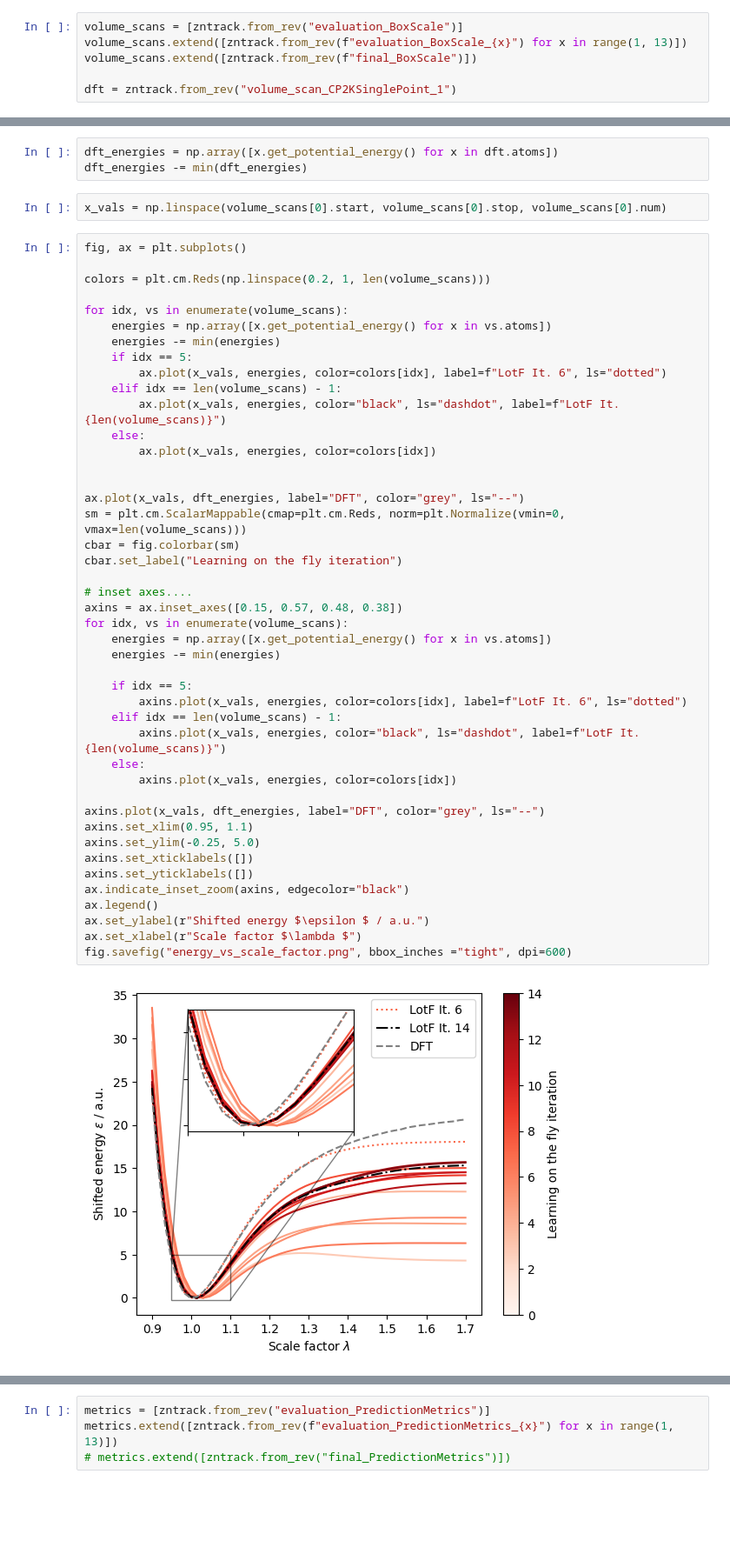
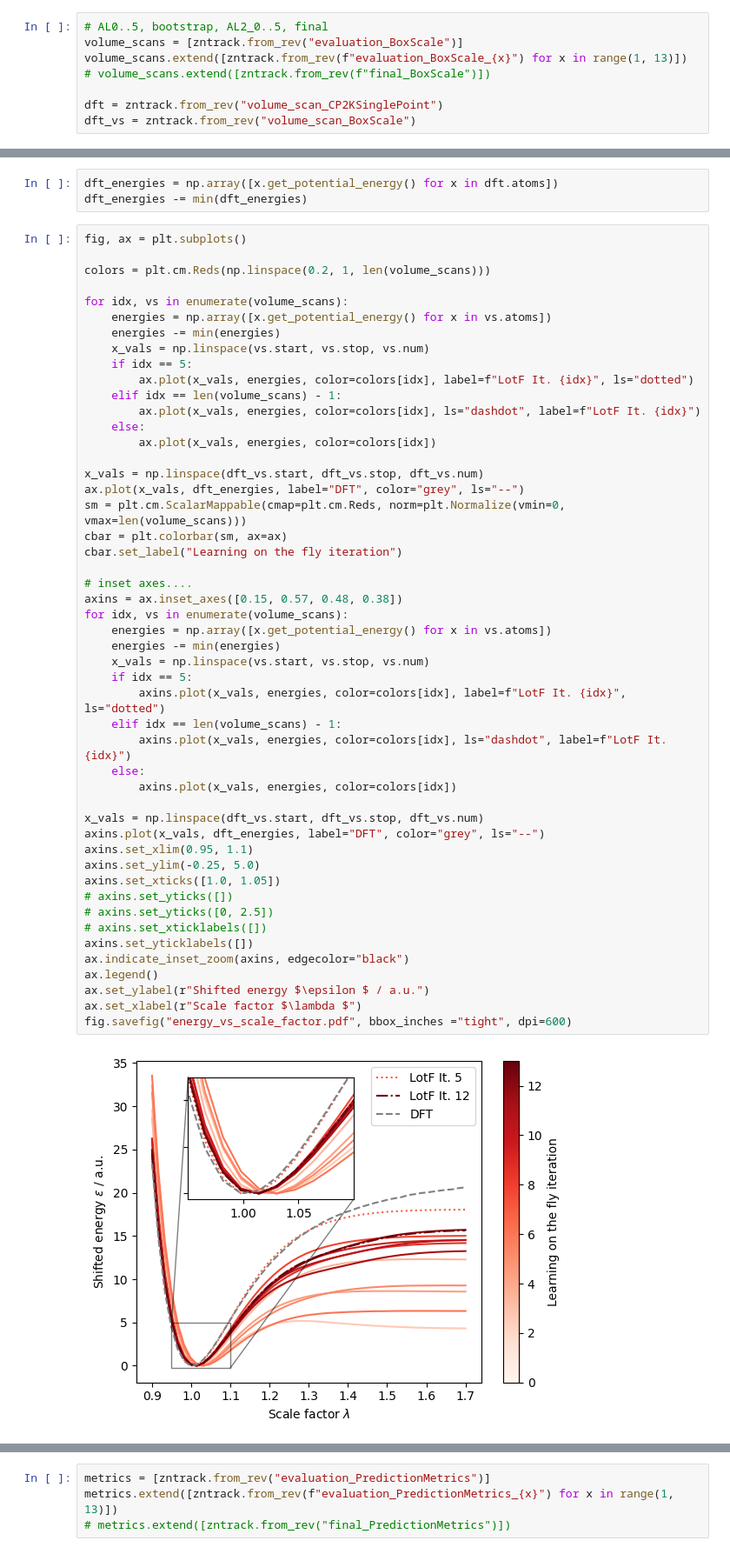
Before and after one commit to IPSProjects/DMSO, a Jupyter notebook: eval.ipynb, the cells around one changed output, grey strips where cells are left out. Shown: that part at 87% size. Saved outputs shown, nothing was run; the diff lists cells and outputs as text; blank space fills up the shorter version.

```diff
--- a/eval.ipynb
+++ b/eval.ipynb
@@ -3,8 +3,10 @@ import zntrack
 import matplotlib.pyplot as plt
 import numpy as np
 # %%
+# AL0..5, bootstrap, AL2_0..5, final
 volume_scans = [zntrack.from_rev("evaluation_BoxScale")]
 volume_scans.extend([zntrack.from_rev(f"evaluation_BoxScale_{x}") for x in range(1, 13)])
-volume_scans.extend([zntrack.from_rev(f"final_BoxScale")])
+# volume_scans.extend([zntrack.from_rev(f"final_BoxScale")])
 
-dft = zntrack.from_rev("volume_scan_CP2KSinglePoint_1")
+dft = zntrack.from_rev("volume_scan_CP2KSinglePoint")
+dft_vs = zntrack.from_rev("volume_scan_BoxScale")
@@ -13,8 +13,6 @@ dft = zntrack.from_rev("volume_scan_CP2KSinglePoint_1")
 # %%
 dft_energies = np.array([x.get_potential_energy() for x in dft.atoms])
 dft_energies -= min(dft_energies)
-# %%
-x_vals = np.linspace(volume_scans[0].start, volume_scans[0].stop, volume_scans[0].num)
 # %%
 fig, ax = plt.subplots()
 
@@ -23,41 +21,46 @@ colors = plt.cm.Reds(np.linspace(0.2, 1, len(volume_scans)))
 for idx, vs in enumerate(volume_scans):
     energies = np.array([x.get_potential_energy() for x in vs.atoms])
     energies -= min(energies)
+    x_vals = np.linspace(vs.start, vs.stop, vs.num)
     if idx == 5:
-        ax.plot(x_vals, energies, color=colors[idx], label=f"LotF It. 6", ls="dotted")
+        ax.plot(x_vals, energies, color=colors[idx], label=f"LotF It. {idx}", ls="dotted")
     elif idx == len(volume_scans) - 1:
-        ax.plot(x_vals, energies, color="black", ls="dashdot", label=f"LotF It. {len(volume_scans)}")
+        ax.plot(x_vals, energies, color=colors[idx], ls="dashdot", label=f"LotF It. {idx}")
     else:
         ax.plot(x_vals, energies, color=colors[idx])
 
-
+x_vals = np.linspace(dft_vs.start, dft_vs.stop, dft_vs.num)
 ax.plot(x_vals, dft_energies, label="DFT", color="grey", ls="--")
 sm = plt.cm.ScalarMappable(cmap=plt.cm.Reds, norm=plt.Normalize(vmin=0, vmax=len(volume_scans)))
-cbar = fig.colorbar(sm)
+cbar = plt.colorbar(sm, ax=ax)
 cbar.set_label("Learning on the fly iteration")
 
 # inset axes....
 axins = ax.inset_axes([0.15, 0.57, 0.48, 0.38])
 for idx, vs in enumerate(volume_scans):
     energies = np.array([x.get_potential_energy() for x in vs.atoms])
     energies -= min(energies)
-
+    x_vals = np.linspace(vs.start, vs.stop, vs.num)
     if idx == 5:
-        axins.plot(x_vals, energies, color=colors[idx], label=f"LotF It. 6", ls="dotted")
+        axins.plot(x_vals, energies, color=colors[idx], label=f"LotF It. {idx}", ls="dotted")
     elif idx == len(volume_scans) - 1:
-        axins.plot(x_vals, energies, color="black", ls="dashdot", label=f"LotF It. {len(volume_scans)}")
+        axins.plot(x_vals, energies, color=colors[idx], ls="dashdot", label=f"LotF It. {idx}")
     else:
         axins.plot(x_vals, energies, color=colors[idx])
 
+x_vals = np.linspace(dft_vs.start, dft_vs.stop, dft_vs.num)
 axins.plot(x_vals, dft_energies, label="DFT", color="grey", ls="--")
 axins.set_xlim(0.95, 1.1)
 axins.set_ylim(-0.25, 5.0)
-axins.set_xticklabels([])
+axins.set_xticks([1.0, 1.05])
+# axins.set_yticks([])
+# axins.set_yticks([0, 2.5])
+# axins.set_xticklabels([])
 axins.set_yticklabels([])
 ax.indicate_inset_zoom(axins, edgecolor="black")
 ax.legend()
 ax.set_ylabel(r"Shifted energy $\epsilon $ / a.u.")
 ax.set_xlabel(r"Scale factor $\lambda $")
-fig.savefig("energy_vs_scale_factor.png", bbox_inches ="tight", dpi=600)
+fig.savefig("energy_vs_scale_factor.pdf", bbox_inches ="tight", dpi=600)
 # %% [output]
-[figure, old version]
+[figure, new version]
```
Also changed, not shown: parts of 7 cells of this notebook.
